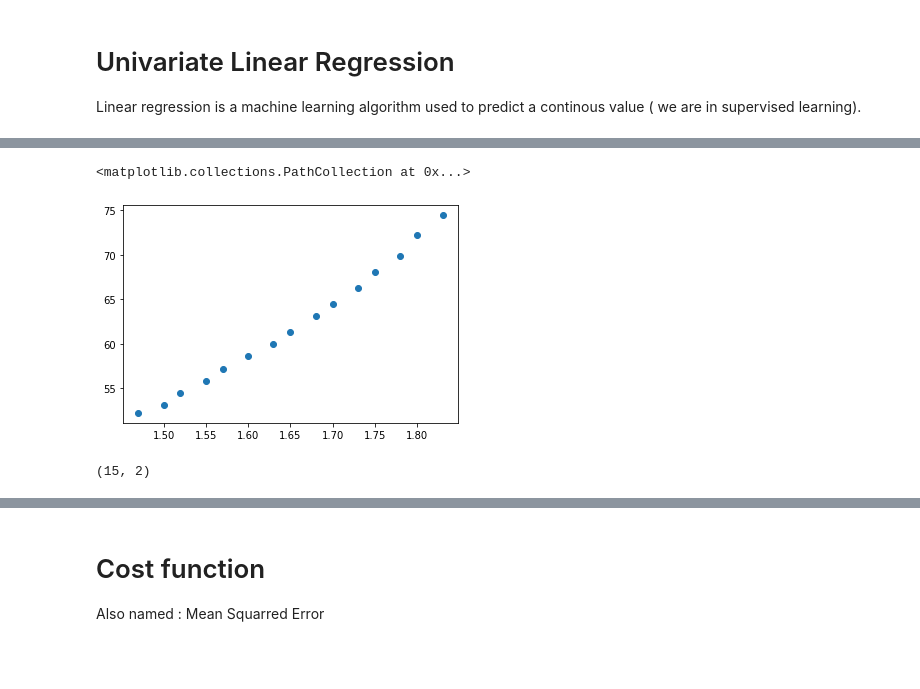
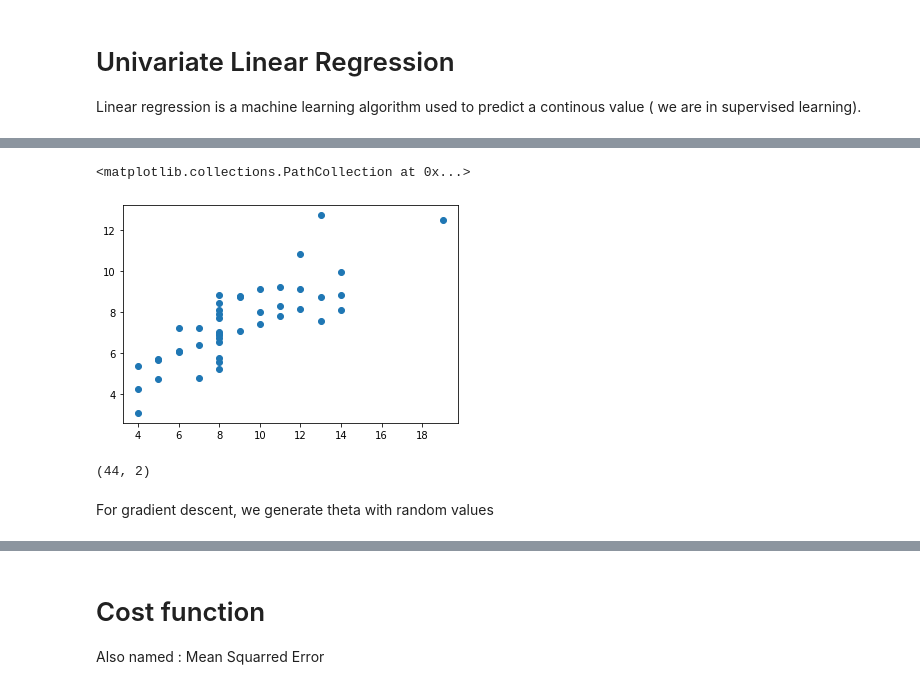
Before and after one commit to dynamo63/machine-learning-from-scratch, a Jupyter notebook: univariate_linear_regression.ipynb, the cells around one changed output, grey strips where cells are left out. Drawn from its saved outputs; the diff is of its cells as text; code cells hidden in the pictures; blank space fills up the shorter version.

```diff
--- a/univariate_linear_regression.ipynb
+++ b/univariate_linear_regression.ipynb
@@ -38,0 +13,4 @@ data
+# %%
+data = pd.read_json("./sample_data/anscombe.json")
+data.drop('Series', axis=1, inplace=True)
+data
@@ -39,15 +35,17 @@ data
 # %%
-plt.scatter(data['Height'], data['Weight'])
+plt.scatter(data['X'], data['Y'])
 # %% [output]
 <matplotlib.collections.PathCollection at 0x...>
-[figure, old version]
+[figure, new version]
 # %%
 # Always verify matrix dimension
-x,y = data['Height'].to_frame(), data['Weight'].to_frame()
+x,y = data['X'].to_frame(), data['Y'].to_frame()
 X = np.hstack((x, np.ones(x.shape)))
 X.shape
 # %% [output]
-(15, 2)
+(44, 2)
+# %% [markdown]
+For gradient descent, we generate theta with random values
 # %%
 # we need to initialize vector theta to use in cost function
 theta = np.random.rand(2, 1)
```
Also changed, not shown: parts of 20 cells of this notebook.
